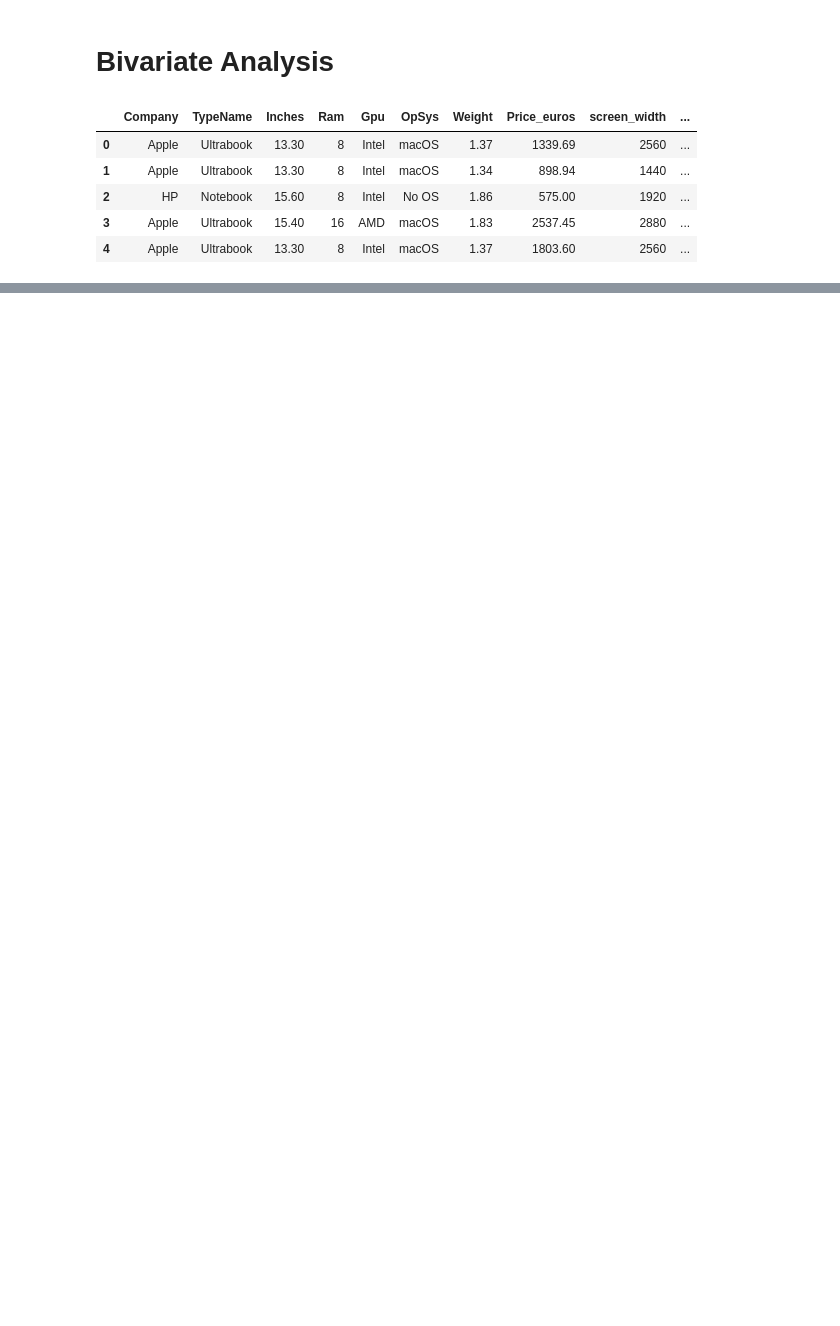
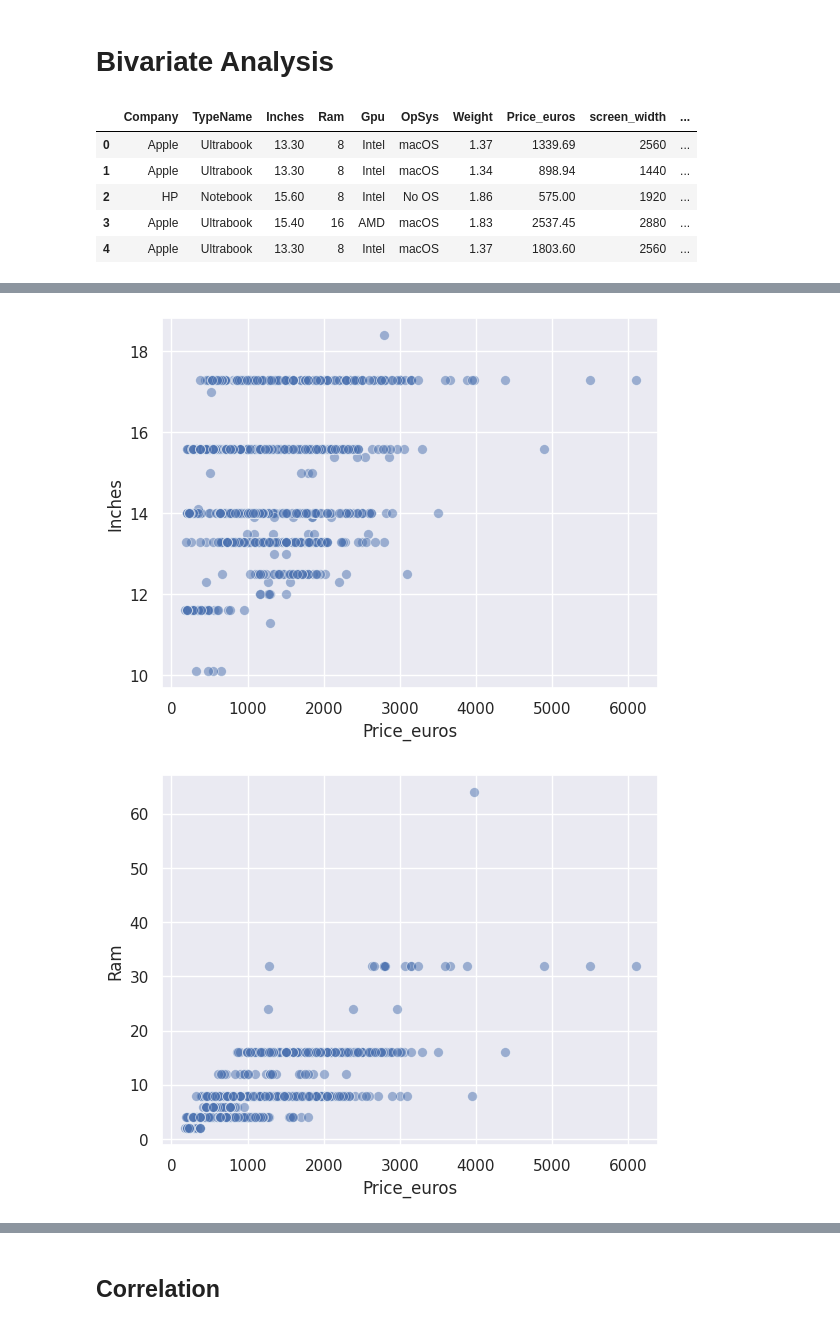
Before and after one commit to AleexSilva/laptop_price_prediction, a Jupyter notebook: Laptop-EDA.ipynb, the cells around one changed output, grey strips where cells are left out. Saved outputs shown, nothing was run; the diff lists cells and outputs as text; code cells hidden in the pictures; blank space fills up the shorter version.

Commit message:
Correlation Analysis

```diff
--- a/Laptop-EDA.ipynb
+++ b/Laptop-EDA.ipynb
@@ -311,0 +320,18 @@ laptop[laptop['CPU Brand']=='Samsung']
+# %%
+def Scatter(df,value):
+    columns = df.select_dtypes(include=np.number)
+    columns=columns.drop(value,axis=1)
+    for column in columns:
+        sns.scatterplot(
+            data=laptop,
+            x=value,
+            y=column,
+            alpha=1/2,
+            s=50
+            )
+        plt.show()
+# %%
+Scatter(df=laptop,value='Price_euros')
+# %% [output]
+[figure, added]
+[figure, added]
@@ -311,0 +343,2 @@ laptop[laptop['CPU Brand']=='Samsung']
+# %% [markdown]
+## Correlation
```
Also changed, not shown: parts of 26 cells of this notebook.
